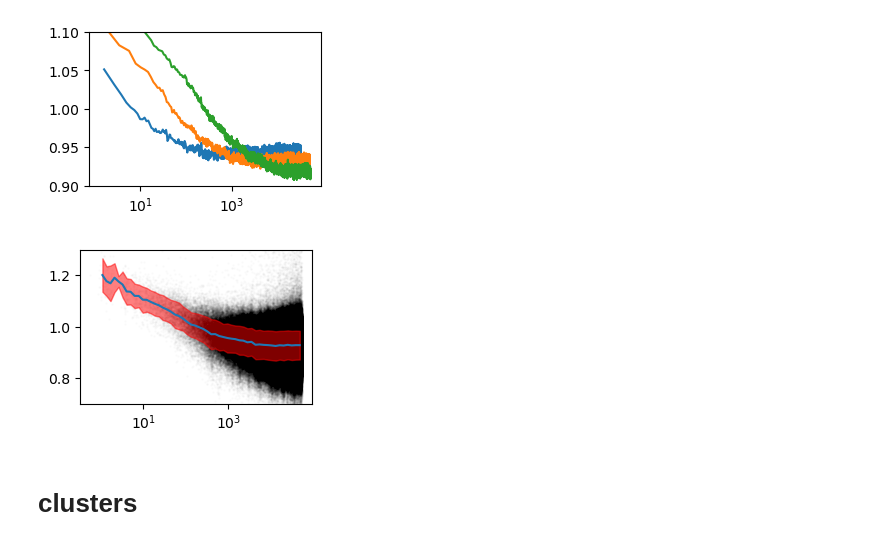
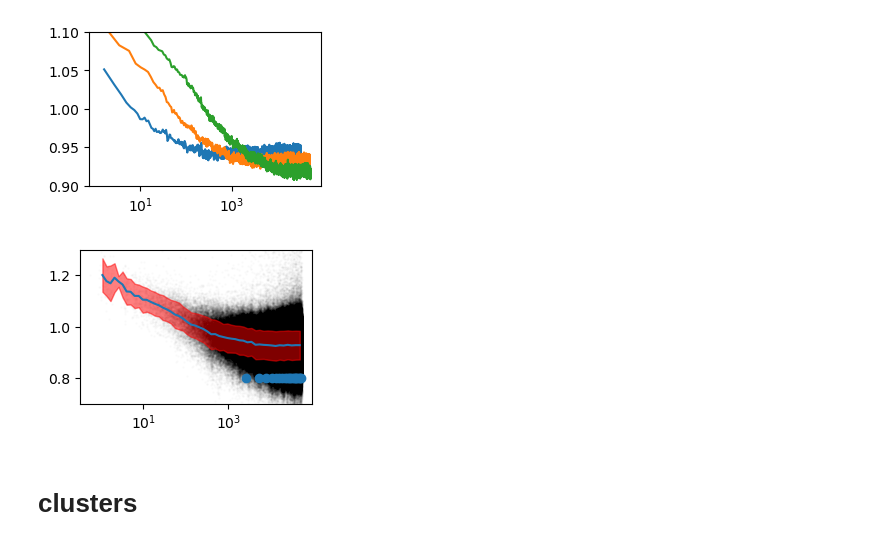
Before and after one commit to HugoLeRoy94/Parallel_gillespie, a Jupyter notebook: Analyze/Analyze_kdiff.ipynb, the cells around one changed output. Cells and saved outputs as stored; diff of their text form; code cells hidden in the pictures.

```diff
--- a/Analyze/Analyze_kdiff.ipynb
+++ b/Analyze/Analyze_kdiff.ipynb
@@ -5,3 +5,9 @@ import sys
 sys.path.append('../')
 from Reader import *
 from Data_Treatement import *
+data_kdiff001 = Data_Treatement('../Res/kdiff/kdiff_001.hdf','Coarse_Time')
+data_kdiff001.average()
+# evaluate an approximation of time shift
+DT = (data_kdiff001.average_data[-1] - data_kdiff001.average_data[0]) / (data_kdiff001.attributes['step_tot']//data_kdiff001.attributes['check_steps'])
+time_shift = np.array([DT*i for i in range(data_kdiff001.attributes['step_tot']//data_kdiff001.attributes['check_steps'])])
+print(time_shift)
@@ -68,13 +83,14 @@ plt.ylim(0.9,1.1)
 # %%
 plt.figure(figsize=(3,2))
 for i in range(data_kdiff001.Nsample):
     plt.scatter(data_kdiff001.time[i],data_kdiff001.data[i],color='black',alpha=0.01,s=1.)
 plt.plot(data_kdiff001.binned_time,data_kdiff001.average_data)
 plt.fill_between(data_kdiff001.binned_time,data_kdiff001.average_data-data_kdiff001.variance,data_kdiff001.average_data+data_kdiff001.variance,color='red',alpha=0.5)
+plt.scatter(time_shift,[0.8 for _ in range(time_shift.shape[0])])
 plt.ylim(0.7,1.3)
 plt.xscale('log')
 # %% [output]
-[figure, old version]
+[figure, new version]
 # %% [markdown]
 # clusters
 # %%
```
Also changed, not shown: parts of 7 cells of this notebook, 6 other files.
